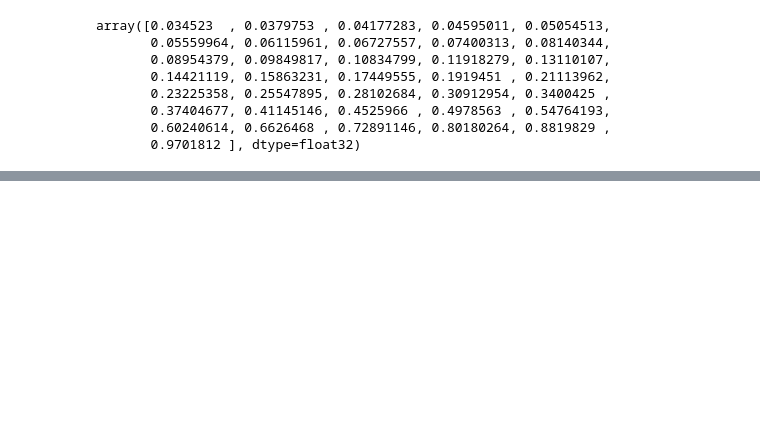
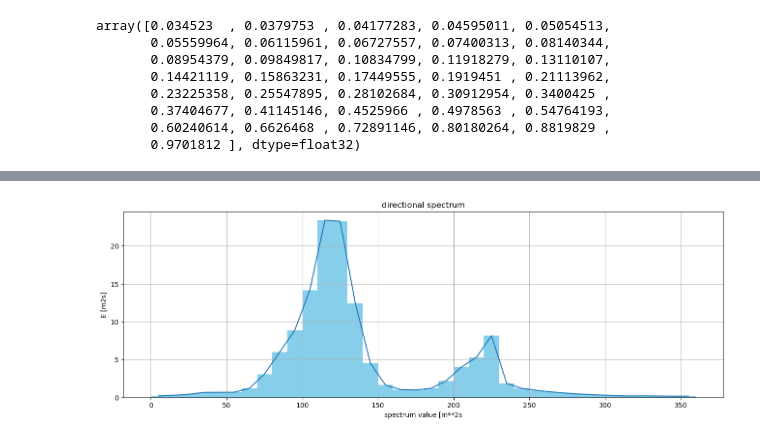
Before and after one commit to AnnaWojciechowska/forecast_notebooks, a Jupyter notebook: met.no/WAM800_Spektrum_c1_find_coord_visualise.ipynb, the cells around one changed output, grey strips where cells are left out. Cells and saved outputs as stored; diff of their text form; code cells hidden in the pictures; blank space fills up the shorter version.

```diff
--- a/met.no/WAM800_Spektrum_c1_find_coord_visualise.ipynb
+++ b/met.no/WAM800_Spektrum_c1_find_coord_visualise.ipynb
@@ -188,0 +189,15 @@ _ = fig.colorbar(cntf, ax=ax, orientation='horizontal', label='spectrum value [m
+# %%
+fig, (ax) = plt.subplots(1, 1, figsize=(16, 5))
+E = ds.isel(time = time_index,  x = spec_x, y = 0)['SPEC'].values
+energy_sum_by_deg = np.sum(E, axis=0)
+ax.bar(ds.direction.values, energy_sum_by_deg, width=10, color = 'skyblue')
+ax.plot(ds.direction.values, energy_sum_by_deg)
+
+#ax.fill_between(ds.direction.values, deg_total_energy, color="skyblue", alpha=0.4)
+ax.set_title("directional spectrum")
+ax.set_xlabel("direction [degrees]")
+ax.set_xlabel("spectrum value [m**2s")
+ax.set_ylabel("E [m2s]")
+ax.grid(True)
+# %% [output]
+[figure, added]
```
Also changed, not shown: parts of 5 cells of this notebook, 1 other file.
